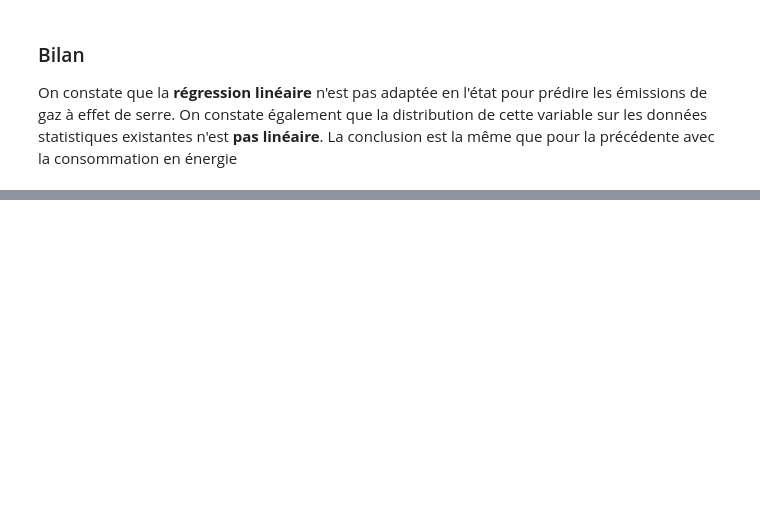
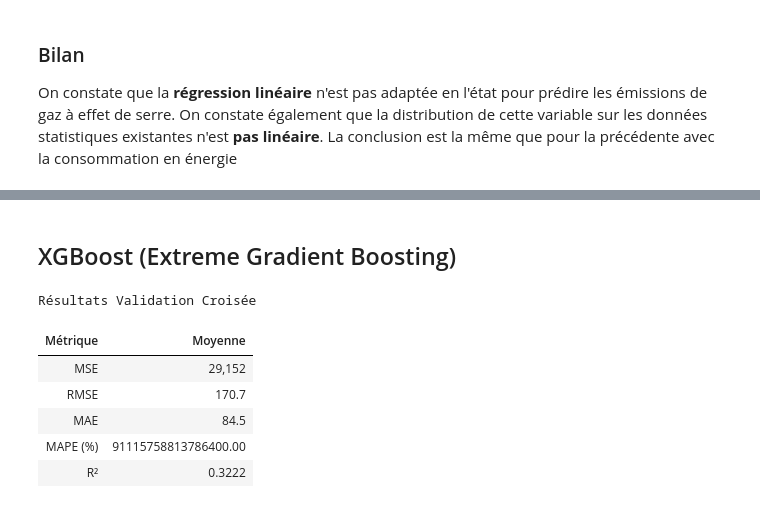
Before and after one commit to mgonzalez117/ai-engineer, a Jupyter notebook: p3/mission/4+5+6_models.ipynb, the cells around one changed output, grey strips where cells are left out. Saved outputs shown, nothing was run; the diff lists cells and outputs as text; code cells hidden in the pictures; blank space fills up the shorter version.

```diff
--- a/p3/mission/4+5+6_models.ipynb
+++ b/p3/mission/4+5+6_models.ipynb
@@ -233,0 +247,13 @@ La conclusion est la même que pour la précédente avec la consommation en éne
+# %% [markdown]
+## XGBoost (Extreme Gradient Boosting)
+# %%
+reg = GradientBoostingRegressor(n_estimators=100, random_state=random_state)
+cross_validate_and_print_results(reg, X, y)
+# %% [output]
+Résultats Validation Croisée
+| Métrique | Moyenne |
+| MSE | 29,152 |
+| RMSE | 170.7 |
+| MAE | 84.5 |
+| MAPE (%) | 91115758813786400.00 |
+| R² | 0.3222 |
```
Also changed, not shown: parts of 9 cells of this notebook.
